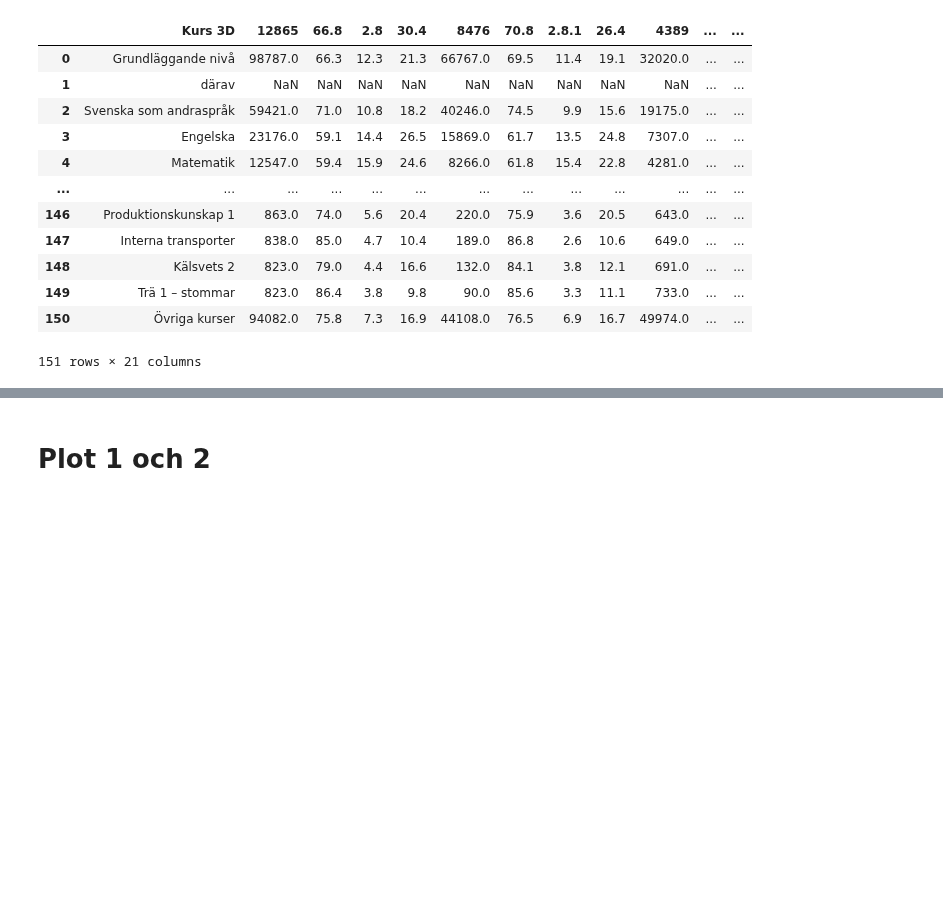
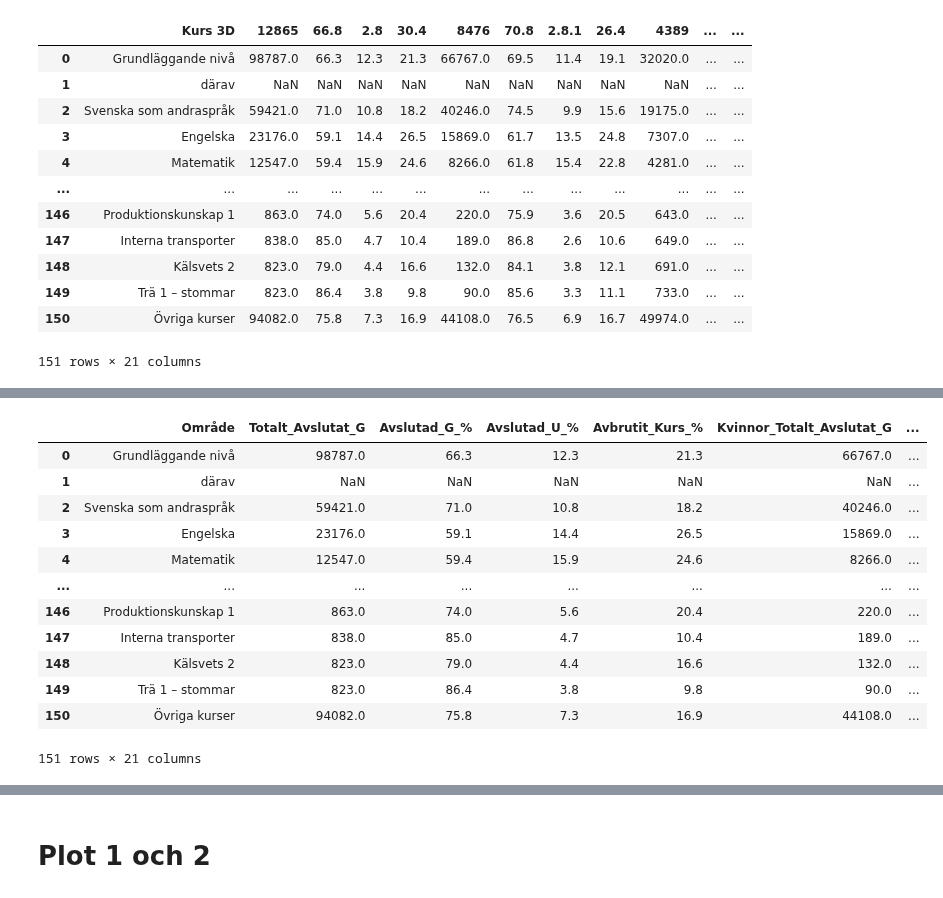
Before and after one commit to Zandri2k/Python-Sandra-Nilsson-OPA23, a Jupyter notebook: Labb_2/Labb_2.ipynb, the cells around one changed output, grey strips where cells are left out. Drawn from its saved outputs; the diff is of its cells as text; code cells hidden in the pictures; blank space fills up the shorter version.

```diff
--- a/Labb_2/Labb_2.ipynb
+++ b/Labb_2/Labb_2.ipynb
@@ -782,0 +802,43 @@ df_Komvux_Kvinnor.columns=[1,2,3,4,5,6,7,8,9,10,11,12,13,14,15,16,17,18,19,20,21
+# %%
+df_Komvux_Table_2.columns = [
+
+    "Område",
+    "Totalt_Avslutat_G",
+    "Avslutad_G_%",
+    "Avslutad_U_%",
+    "Avbrutit_Kurs_%",
+    "Kvinnor_Totalt_Avslutat_G",
+    "Kvinnor_Avslutad_G_%",
+    "Kvinnor_Avslutad_U_%",
+    "Kvinnor_Avbrutit_Kurs_%",
+    "Totalt_Män_Avslutat_G",
+    "Män_Avslutad_G_%",
+    "Män_Avslutad_U_%",
+    "Män_Avbrutit_Kurs_%",
+    "Född_Sverige_Totalt_Avslutat_G",
+    "Född_Sverige_Avslutad_G_%",
+    "Född_Sverige_Avslutad_U_%",
+    "Född_Sverige_Avbrutit_Kurs_%",
+    "Född_Uland_Totalt_Avslutad_G",
+    "Född_Uland_Avslutad_G_%",
+    "Född_Uland_Avslutad_U_%",
+    "Född_Uland_Avrbutit_Kurs",
+
+
+
+]
+df_Komvux_Table_2
+# %% [output]
+|  | Område | Totalt_Avslutat_G | Avslutad_G_% | Avslutad_U_% | Avbrutit_Kurs_% | Kvinnor_Totalt_Avslutat_G | ... |
+| 0 | Grundläggande nivå | 98787.0 | 66.3 | 12.3 | 21.3 | 66767.0 | ... |
+| 1 | därav | NaN | NaN | NaN | NaN | NaN | ... |
+| 2 | Svenska som andraspråk | 59421.0 | 71.0 | 10.8 | 18.2 | 40246.0 | ... |
+| 3 | Engelska | 23176.0 | 59.1 | 14.4 | 26.5 | 15869.0 | ... |
+| 4 | Matematik | 12547.0 | 59.4 | 15.9 | 24.6 | 8266.0 | ... |
+| ... | ... | ... | ... | ... | ... | ... | ... |
+| 146 | Produktionskunskap 1 | 863.0 | 74.0 | 5.6 | 20.4 | 220.0 | ... |
+| 147 | Interna transporter | 838.0 | 85.0 | 4.7 | 10.4 | 189.0 | ... |
+| 148 | Kälsvets 2 | 823.0 | 79.0 | 4.4 | 16.6 | 132.0 | ... |
+| 149 | Trä 1 – stommar | 823.0 | 86.4 | 3.8 | 9.8 | 90.0 | ... |
+| 150 | Övriga kurser | 94082.0 | 75.8 | 7.3 | 16.9 | 44108.0 | ... |
+151 rows × 21 columns
```
Also changed, not shown: parts of 9 cells of this notebook.
